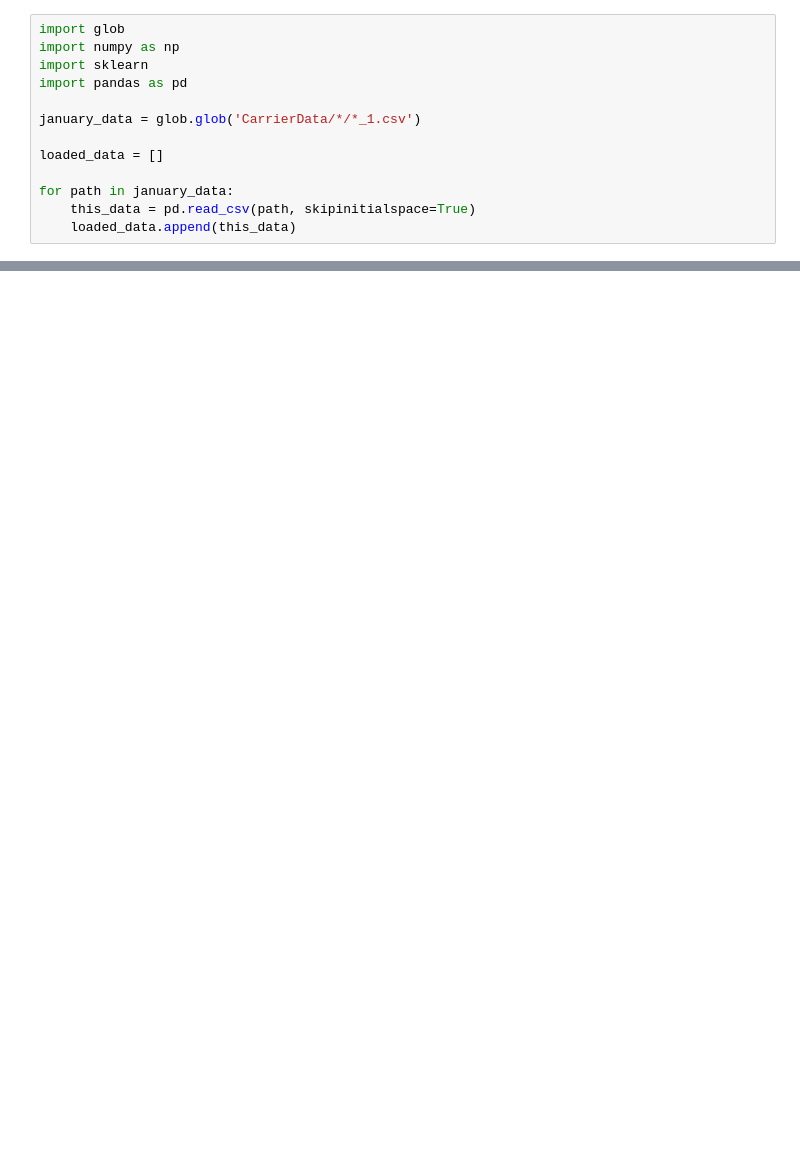
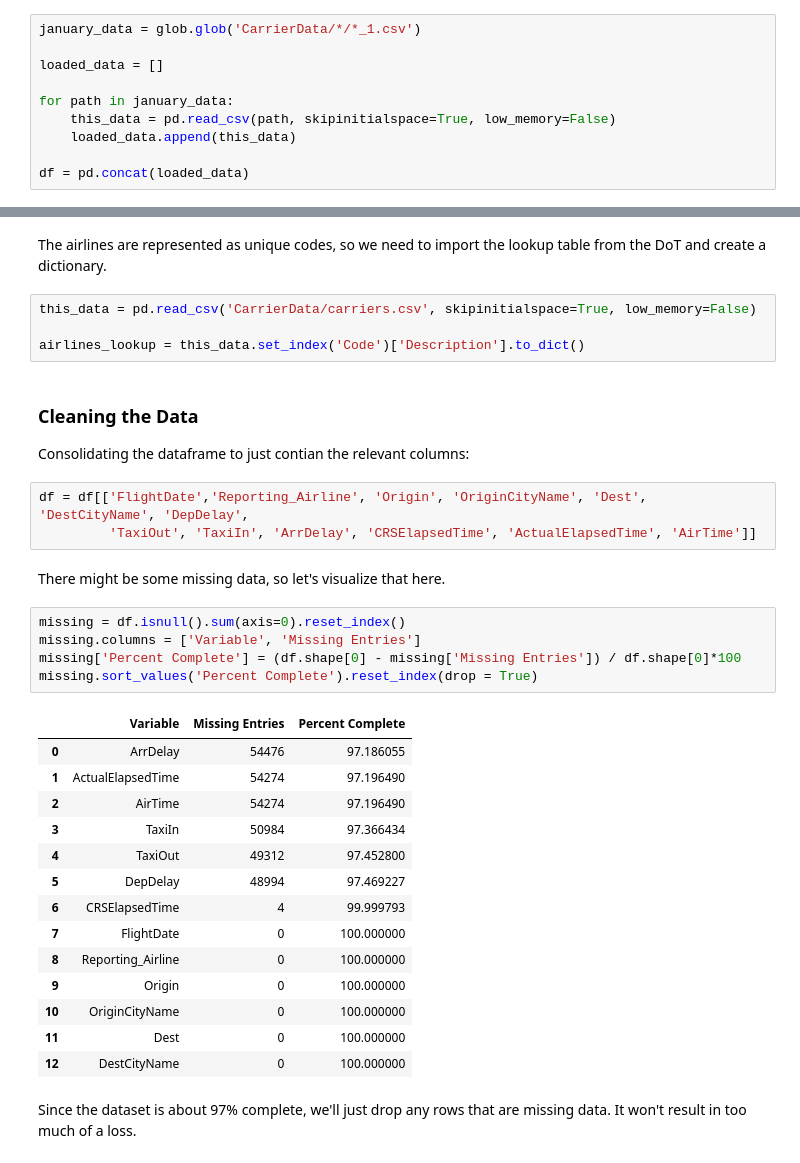
Before and after one commit to CBR0MS/flight-time-model, a Jupyter notebook: Flight Time Modeling.ipynb, the cells around one changed output, grey strips where cells are left out. Cells and saved outputs as stored; diff of their text form; blank space fills up the shorter version.

```diff
--- a/Flight Time Modeling.ipynb
+++ b/Flight Time Modeling.ipynb
@@ -3,13 +18,10 @@
 # %%
-import glob
-import numpy as np
-import sklearn
-import pandas as pd
-
 january_data = glob.glob('CarrierData/*/*_1.csv')
 
 loaded_data = []
 
 for path in january_data:
-    this_data = pd.read_csv(path, skipinitialspace=True)
+    this_data = pd.read_csv(path, skipinitialspace=True, low_memory=False)
     loaded_data.append(this_data)
+
+df = pd.concat(loaded_data)
@@ -35,0 +28,37 @@ Name: Origin, Length: 445827, dtype: object
+# %% [markdown]
+The airlines are represented as unique codes, so we need to import the lookup table from the DoT and create a dictionary.
+# %%
+this_data = pd.read_csv('CarrierData/carriers.csv', skipinitialspace=True, low_memory=False)
+
+airlines_lookup = this_data.set_index('Code')['Description'].to_dict()
+# %% [markdown]
+### Cleaning the Data
+
+Consolidating the dataframe to just contian the relevant columns:
+# %%
+df = df[['FlightDate','Reporting_Airline', 'Origin', 'OriginCityName', 'Dest', 'DestCityName', 'DepDelay',
+         'TaxiOut', 'TaxiIn', 'ArrDelay', 'CRSElapsedTime', 'ActualElapsedTime', 'AirTime']]
+# %% [markdown]
+There might be some missing data, so let's visualize that here.
+# %%
+missing = df.isnull().sum(axis=0).reset_index()
+missing.columns = ['Variable', 'Missing Entries']
+missing['Percent Complete'] = (df.shape[0] - missing['Missing Entries']) / df.shape[0]*100
+missing.sort_values('Percent Complete').reset_index(drop = True)
+# %% [output]
+|  | Variable | Missing Entries | Percent Complete |
+| 0 | ArrDelay | 54476 | 97.186055 |
+| 1 | ActualElapsedTime | 54274 | 97.196490 |
+| 2 | AirTime | 54274 | 97.196490 |
+| 3 | TaxiIn | 50984 | 97.366434 |
+| 4 | TaxiOut | 49312 | 97.452800 |
+| 5 | DepDelay | 48994 | 97.469227 |
+| 6 | CRSElapsedTime | 4 | 99.999793 |
+| 7 | FlightDate | 0 | 100.000000 |
+| 8 | Reporting_Airline | 0 | 100.000000 |
+| 9 | Origin | 0 | 100.000000 |
+| 10 | OriginCityName | 0 | 100.000000 |
+| 11 | Dest | 0 | 100.000000 |
+| 12 | DestCityName | 0 | 100.000000 |
+# %% [markdown]
+Since the dataset is about 97% complete, we'll just drop any rows that are missing data. It won't result in too much of a loss.
```
Also changed, not shown: parts of 17 cells of this notebook, 2 other files.
